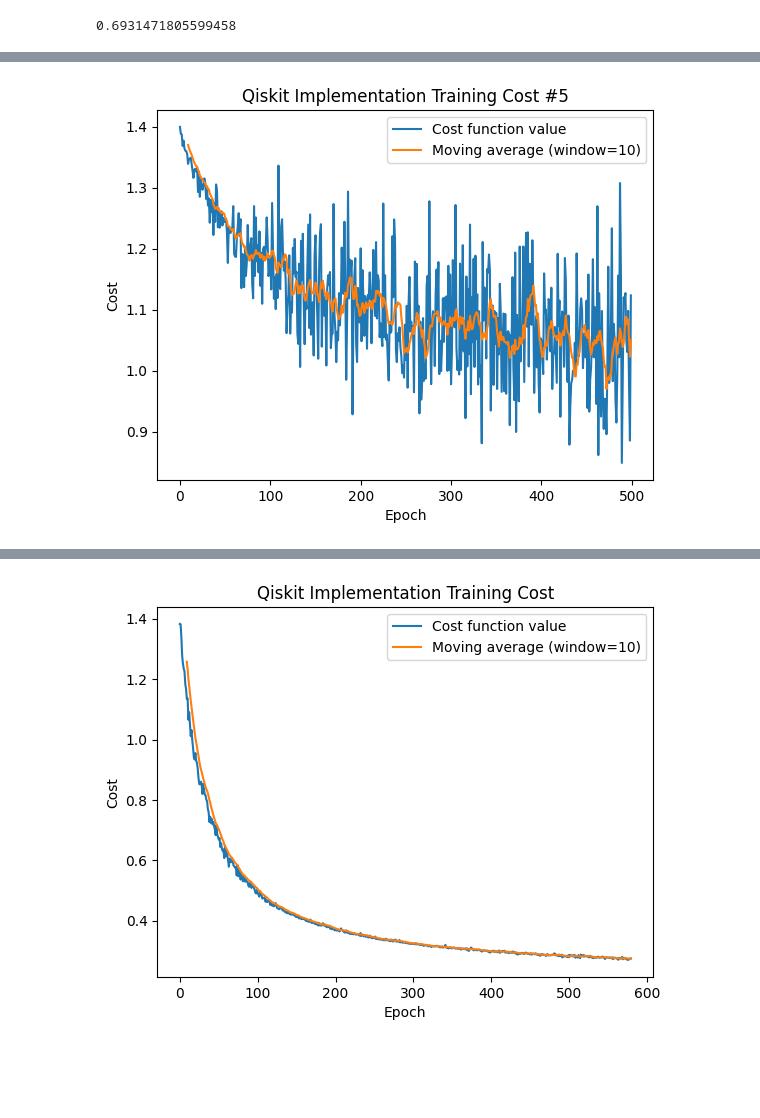
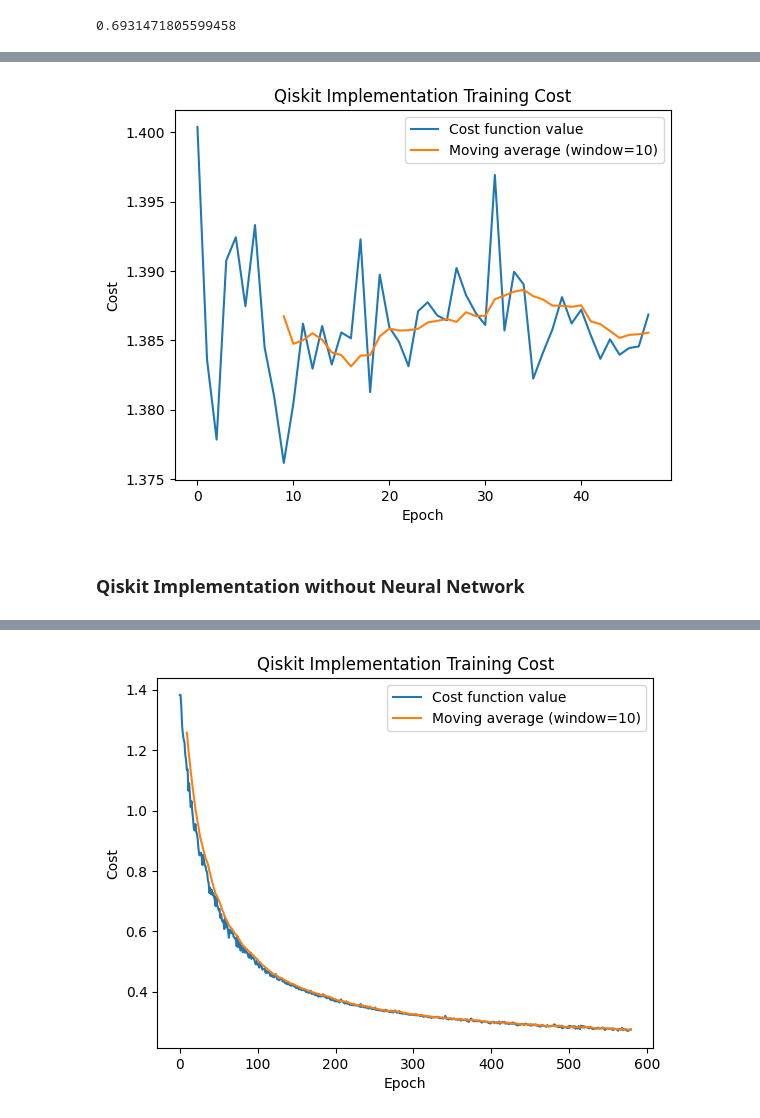
Before and after one commit to mitsukism/qiskit_entropy, a Jupyter notebook: vn_ent.ipynb, the cells around one changed output, grey strips where cells are left out. Cells and saved outputs as stored; diff of their text form; code cells hidden in the pictures; blank space fills up the shorter version.

```diff
--- a/vn_ent.ipynb
+++ b/vn_ent.ipynb
@@ -150,7 +110,7 @@ class neural_function(nn.Module):
 #@title Optimization using Gradient Descent (with neural network)
 
 # parameters of the optimization
-num_of_epochs = 1000
+num_of_epochs = 11
 learning_rate = 0.05
 num_of_samples = 100
 dimension = 2
@@ -161,7 +121,6 @@ np.random.seed(42)
 # initialize the neural network and quantum circuit parameters
 neural_fn = neural_function(dimension, hidden_layer)
 param_init = np.random.random(qml.RandomLayers.shape(n_layers=num_layers, n_rotations=3))
-
 # intialize the cost function store
 cost_func_store = []
 
@@ -685,18 +629,13 @@ result = job.result()
 state_vector = result.get_statevector()
 counts = result.get_counts(tqc)
 
-z0_samples = np.array([int(bit[3]) for bit in counts.keys()])
-z1_samples = np.array([int(bit[2]) for bit in counts.keys()])
+z0_samples = []
+z1_samples = []
+
+for key, value in counts.items():
+    z0_samples.extend([int(key[-1])] * int(value * num_shots) if key[-1] == '1' else [-1] * int(value * num_shots))
+    z1_samples.extend([int(key[-2])] * int(value * num_shots) if key[-2] == '1' else [-1] * int(value * num_shots))
 
 print("Measurement results for PauliZ(0):", z0_samples)
 print("Measurement results for PauliZ(1):", z1_samples)
-
-# Obtain the density matrix and perform partial trace over qubits 2 and 3
-density_matrix = DensityMatrix(state_vector)
-rho_test = partial_trace(density_matrix, [2, 3])
-
-print("Reduced density matrix after tracing out qubits 2 and 3:\n", rho_test)
-
-# Visualize the quantum circuit
-qc.draw('mpl')
 # %% [output]
@@ -882,10 +785,15 @@ import json
 
 # parameters of the optimization
 num_of_epochs = 500
-learning_rate = 0.05
+learning_rate = 0.25
 num_of_samples = 100
 dimension = 2
 hidden_layer = 10
+num_layers = 3
+num_rotations = 3
+
+# system size
+N = 4
 
 # initialize the neural network and quantum circuit parameters
 neural_fn = neural_function(dimension, hidden_layer)
@@ -895,24 +803,22 @@ cost_func_store = []
 gradients_store = []
 
 # Quantum circuit parameters
-param_init = np.random.random(size=(num_layers, 3))
-
+param_init = np.random.random(num_layers*num_rotations)
 # Qiskit simulator backend
 simulator = AerSimulator(method='statevector')
 
 # Training loop
 for epoch in range(1, num_of_epochs + 1):
   # evaluate the gradient with respect to the quantum circuit parameters
-    gradients = np.zeros_like((param_init))
+    gradients = np.zeros(num_layers*num_rotations)
 
-    for i in range(len(gradients)):
-        for j in range(len(gradients[0])):
+    for i in range(gradients.shape[0]):
 
       # copy the parameters
             shifted = param_init.copy()
 
       # right shift the parameters
-            shifted[i, j] += np.pi/2
+            shifted[i] += np.pi/2
 
       # forward evaluation
             forward_sum = 0
@@ -926,7 +832,7 @@ for epoch in range(1, num_of_epochs + 1):
             forward_sum = forward_sum/num_of_samples
 
       # left shift the parameters
-            shifted[i, j] -= np.pi
+            shifted[i] -= np.pi
 
       # backward evaluation
             backward_sum = 0
@@ -941,7 +847,7 @@ for epoch in range(1, num_of_epochs + 1):
       #print(backward_sum)
 
       # parameter-shift rule
-            gradients[i, j] = - 0.5 * (forward_sum - backward_sum)
+            gradients[i] = - 0.5 * (forward_sum - backward_sum)
 
   # first copy the quantum circuit parameters before updating it
     prev_param_init = param_init.copy()
@@ -950,6 +856,7 @@ for epoch in range(1, num_of_epochs + 1):
     param_init -= learning_rate*gradients
 
     gradients_store.append(gradients)
+    # np.save(f'./vn_net_gradients/gradients_epoch{epoch}.npy', gradients)
 
   # evaluate the gradient with respect to the NN parameters
 
@@ -993,7 +900,6 @@ for epoch in range(1, num_of_epochs + 1):
         neural_fn.lin_end.bias.grad.zero_()
 
   # evaluate the difference, i.e., the gradient
-
     nn_grad_W1 = grad_w1_2 - grad_w1
     nn_grad_b1 = grad_b1_2 - grad_b1
     nn_grad_W2 = grad_w2_2 - grad_w2
@@ -1058,14 +965,16 @@ epoch: 500, cost: 1.1232153015488628
 # %%
 # cost_func_storeの可視化
 plt.plot(cost_func_store, label='Cost function value')
 plt.plot(pd.Series(cost_func_store).rolling(10).mean(), label='Moving average (window=10)')
 plt.xlabel('Epoch')
 plt.ylabel('Cost')
-plt.title('Qiskit Implementation Training Cost #5')
+plt.title('Qiskit Implementation Training Cost')
 plt.legend()
 plt.show()
 # %% [output]
-[figure, old version]
+[figure, new version]
+# %% [markdown]
+### Qiskit Implementation without Neural Network
 # %%
 #@title Optimization using Gradient Descent (without neural network)
 
```
Also changed, not shown: parts of 33 cells of this notebook, 23 other files.
